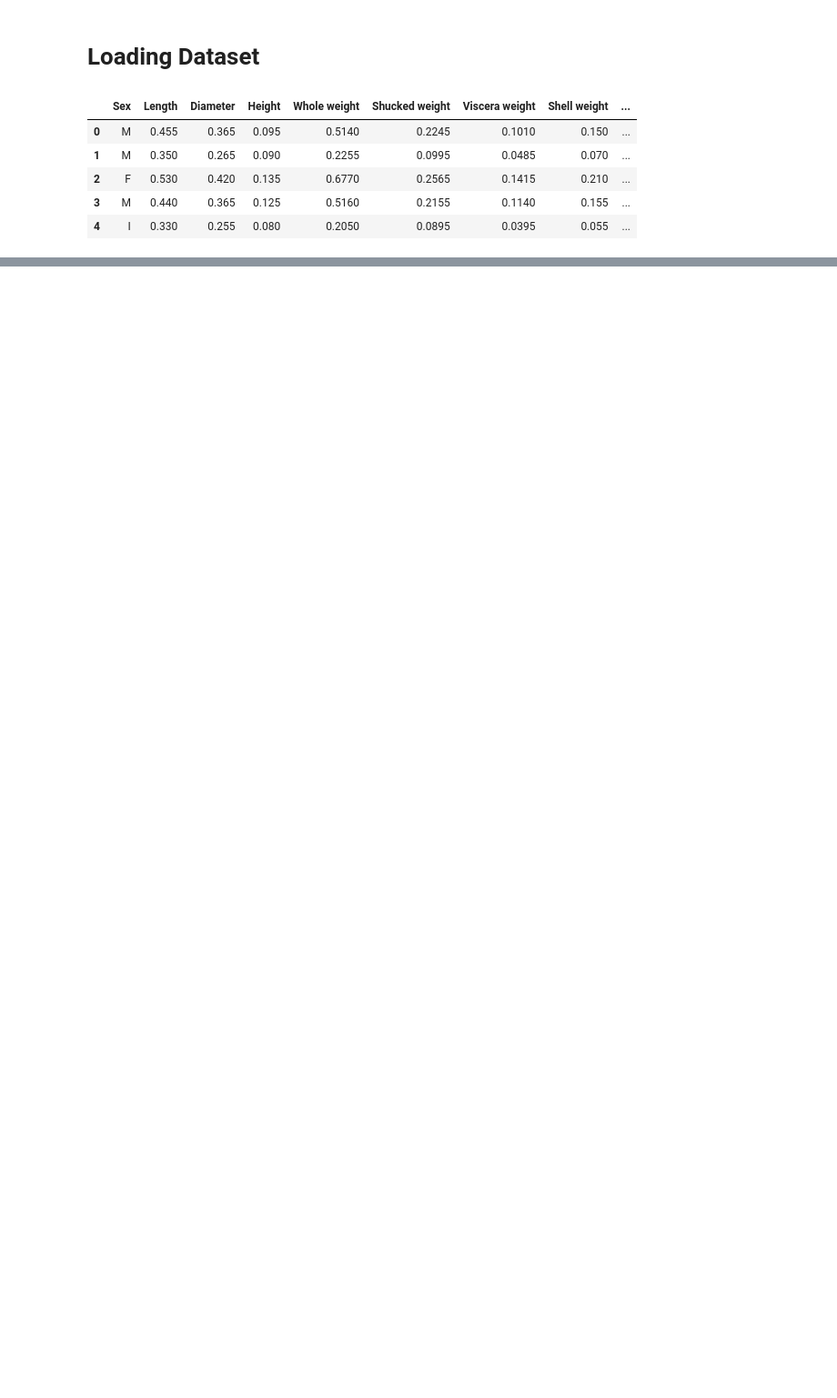
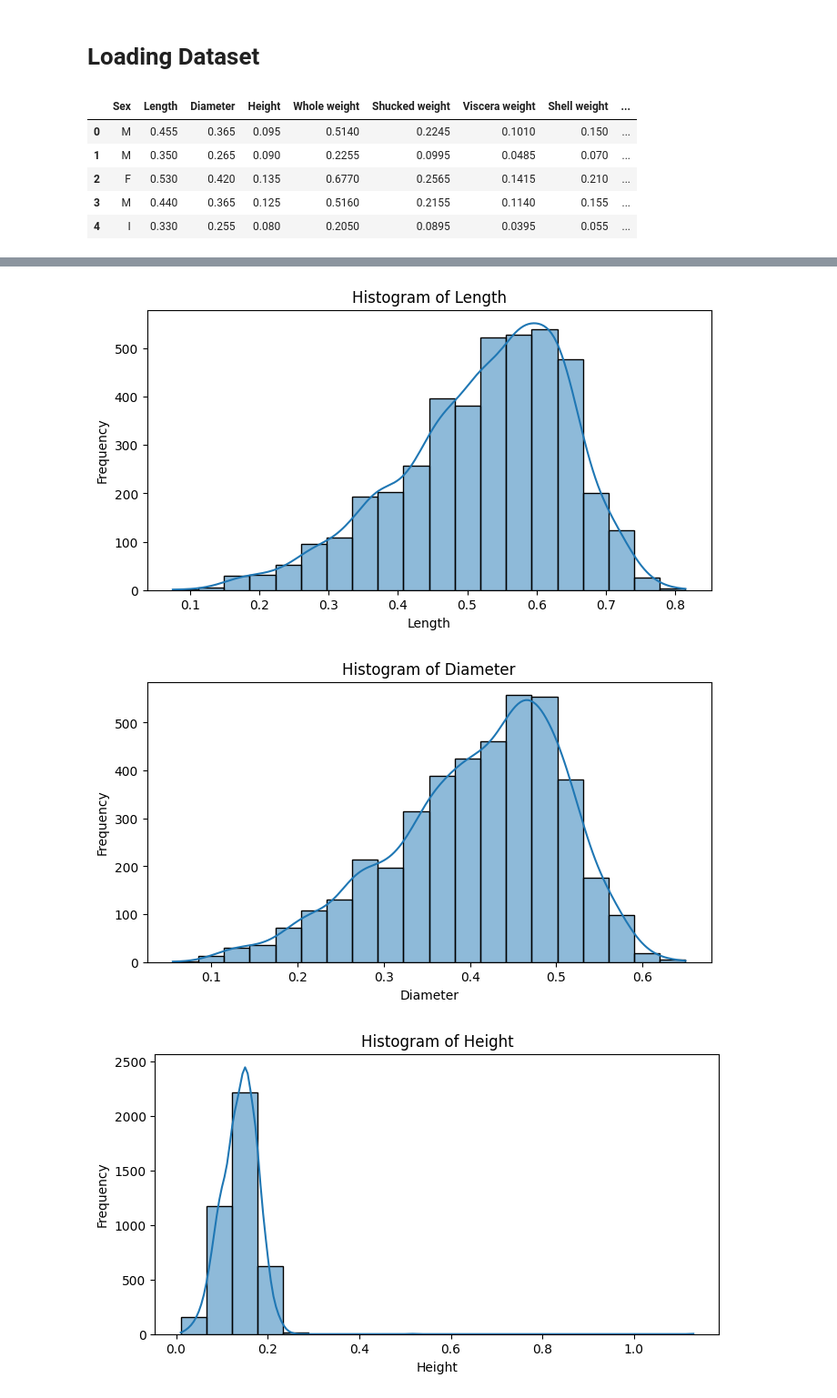
Before and after one commit to yashsavani19/Abalone-Age-Prediction-Analysis, a Jupyter notebook: notebooks/1_Data_Cleaning.ipynb, the cells around one changed output, grey strips where cells are left out. Shown: that part at 91% size. Saved outputs shown, nothing was run; the diff lists cells and outputs as text; code cells hidden in the pictures; blank space fills up the shorter version.

Commit message:
Data Cleaning Done

```diff
--- a/notebooks/1_Data_Cleaning.ipynb
+++ b/notebooks/1_Data_Cleaning.ipynb
@@ -13,3 +13,8 @@ data.head()
 | 2 | F | 0.530 | 0.420 | 0.135 | 0.6770 | 0.2565 | 0.1415 | 0.210 | ... |
 | 3 | M | 0.440 | 0.365 | 0.125 | 0.5160 | 0.2155 | 0.1140 | 0.155 | ... |
 | 4 | I | 0.330 | 0.255 | 0.080 | 0.2050 | 0.0895 | 0.0395 | 0.055 | ... |
+# %%
+# Adding age to the dataset
+data['Age'] = data['Rings'] + 1.5
+
+data.head()
@@ -15,0 +59,5 @@ data.head()
+# %%
+if data['Sex'].dtype == 'object':
+    data['Sex'] = data['Sex'].map({'M': 0, 'F': 1, 'I': 2})
+
+data.head(5)
@@ -15,0 +92,10 @@ data.head()
+# %%
+import matplotlib.pyplot as plt
+import seaborn as sns
+
+# Array of continuous variables
+continuous_vars = ['Length', 'Diameter', 'Height', 'Whole weight', 'Shucked weight', 'Viscera weight', 'Shell weight']
+
+# Checking for 0 or negative values in continuous variables
+for vars in continuous_vars:
+    print("0 or Negative values in", vars, ":", (data[vars] <= 0).sum())
@@ -15,0 +110,7 @@ data.head()
+# %%
+#Removing rows with 0 or negative values in continuous variables
+data = data[(data[continuous_vars] > 0).all(axis=1)]
+
+# Checking for 0 or negative values in continuous variables
+for vars in continuous_vars:
+    print("0 or Negative values in", vars, ":", (data[vars] <= 0).sum())
@@ -15,0 +127,14 @@ data.head()
+# %%
+
+
+for var in continuous_vars:
+    plt.figure(figsize=(8, 4))
+    sns.histplot(data[var], bins=20, kde=True)
+    plt.title(f"Histogram of {var}")
+    plt.xlabel(var)
+    plt.ylabel("Frequency")
+    plt.show()
+# %% [output]
+[figure, added]
+[figure, added]
+[figure, added]
```
Also changed, not shown: parts of 18 cells of this notebook.
